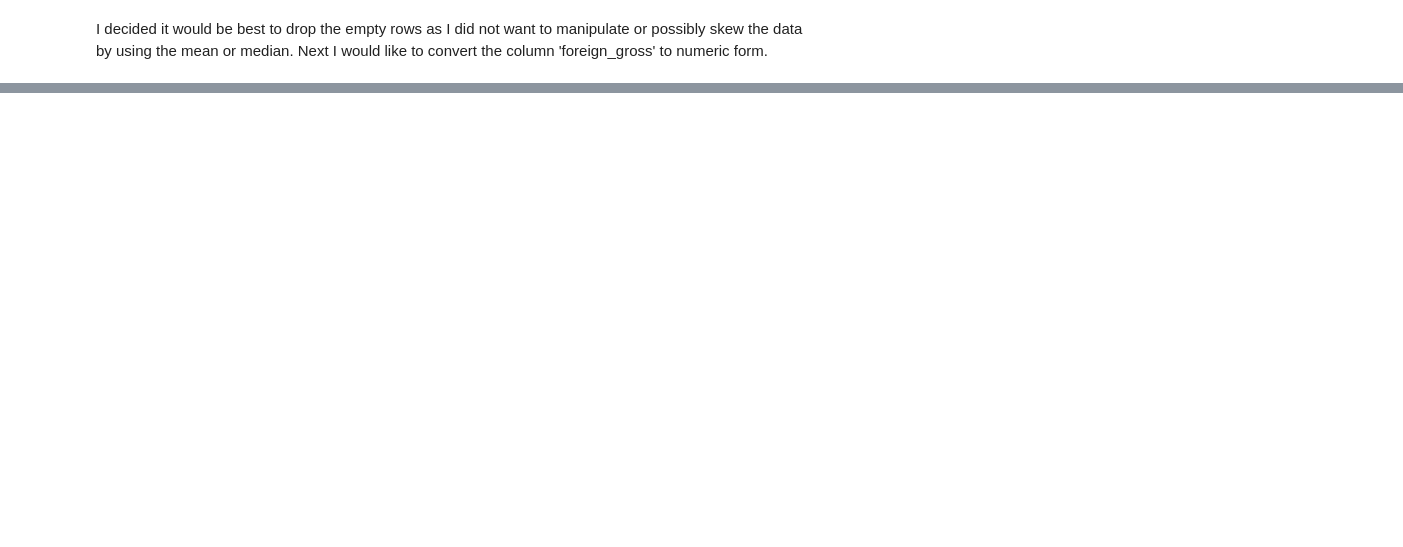
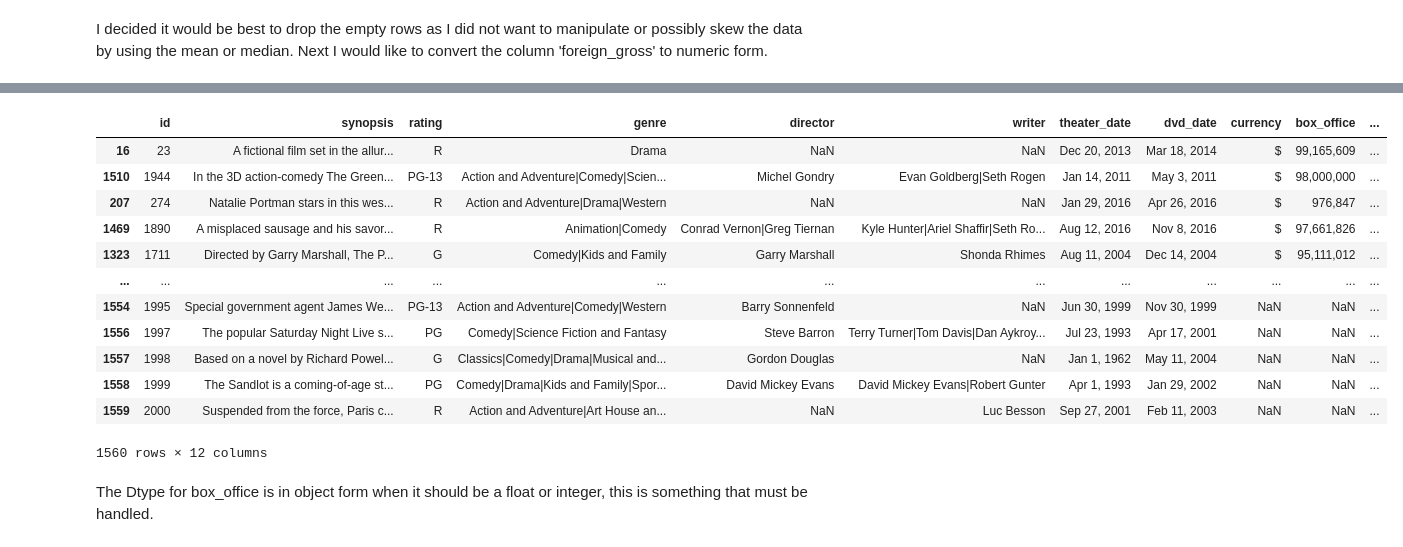
Before and after one commit to meowkaiser/STRONGEST_Project1, a Jupyter notebook: Matt's Project 1 Notebook.ipynb, the cells around one changed output, grey strips where cells are left out. Saved outputs shown, nothing was run; the diff lists cells and outputs as text; code cells hidden in the pictures; blank space fills up the shorter version.

```diff
--- a/Matt's Project 1 Notebook.ipynb
+++ b/Matt's Project 1 Notebook.ipynb
@@ -111,0 +173,2 @@ bom_df.set_index(['domestic_gross']).head()
+# %%
+rt_movieinfo=pd.read_csv('zippedData/rt.movie_info.tsv.gz',sep='\t')
@@ -111,0 +208,19 @@ bom_df.set_index(['domestic_gross']).head()
+# %%
+#There appear to be many useful columns here, lets manipulate the data
+rt_movieinfo.sort_values(by=['box_office'],ascending=False)
+# %% [output]
+|  | id | synopsis | rating | genre | director | writer | theater_date | dvd_date | currency | box_office | ... |
+| 16 | 23 | A fictional film set in the allur... | R | Drama | NaN | NaN | Dec 20, 2013 | Mar 18, 2014 | $ | 99,165,609 | ... |
+| 1510 | 1944 | In the 3D action-comedy The Green... | PG-13 | Action and Adventure|Comedy|Scien... | Michel Gondry | Evan Goldberg|Seth Rogen | Jan 14, 2011 | May 3, 2011 | $ | 98,000,000 | ... |
+| 207 | 274 | Natalie Portman stars in this wes... | R | Action and Adventure|Drama|Western | NaN | NaN | Jan 29, 2016 | Apr 26, 2016 | $ | 976,847 | ... |
+| 1469 | 1890 | A misplaced sausage and his savor... | R | Animation|Comedy | Conrad Vernon|Greg Tiernan | Kyle Hunter|Ariel Shaffir|Seth Ro... | Aug 12, 2016 | Nov 8, 2016 | $ | 97,661,826 | ... |
+| 1323 | 1711 | Directed by Garry Marshall, The P... | G | Comedy|Kids and Family | Garry Marshall | Shonda Rhimes | Aug 11, 2004 | Dec 14, 2004 | $ | 95,111,012 | ... |
+| ... | ... | ... | ... | ... | ... | ... | ... | ... | ... | ... | ... |
+| 1554 | 1995 | Special government agent James We... | PG-13 | Action and Adventure|Comedy|Western | Barry Sonnenfeld | NaN | Jun 30, 1999 | Nov 30, 1999 | NaN | NaN | ... |
+| 1556 | 1997 | The popular Saturday Night Live s... | PG | Comedy|Science Fiction and Fantasy | Steve Barron | Terry Turner|Tom Davis|Dan Aykroy... | Jul 23, 1993 | Apr 17, 2001 | NaN | NaN | ... |
+| 1557 | 1998 | Based on a novel by Richard Powel... | G | Classics|Comedy|Drama|Musical and... | Gordon Douglas | NaN | Jan 1, 1962 | May 11, 2004 | NaN | NaN | ... |
+| 1558 | 1999 | The Sandlot is a coming-of-age st... | PG | Comedy|Drama|Kids and Family|Spor... | David Mickey Evans | David Mickey Evans|Robert Gunter | Apr 1, 1993 | Jan 29, 2002 | NaN | NaN | ... |
+| 1559 | 2000 | Suspended from the force, Paris c... | R | Action and Adventure|Art House an... | NaN | Luc Besson | Sep 27, 2001 | Feb 11, 2003 | NaN | NaN | ... |
+1560 rows × 12 columns
+# %% [markdown]
+The Dtype for box_office is in object form when it should be a float or integer, this is something that must be handled.
```
Also changed, not shown: parts of 55 cells of this notebook.
